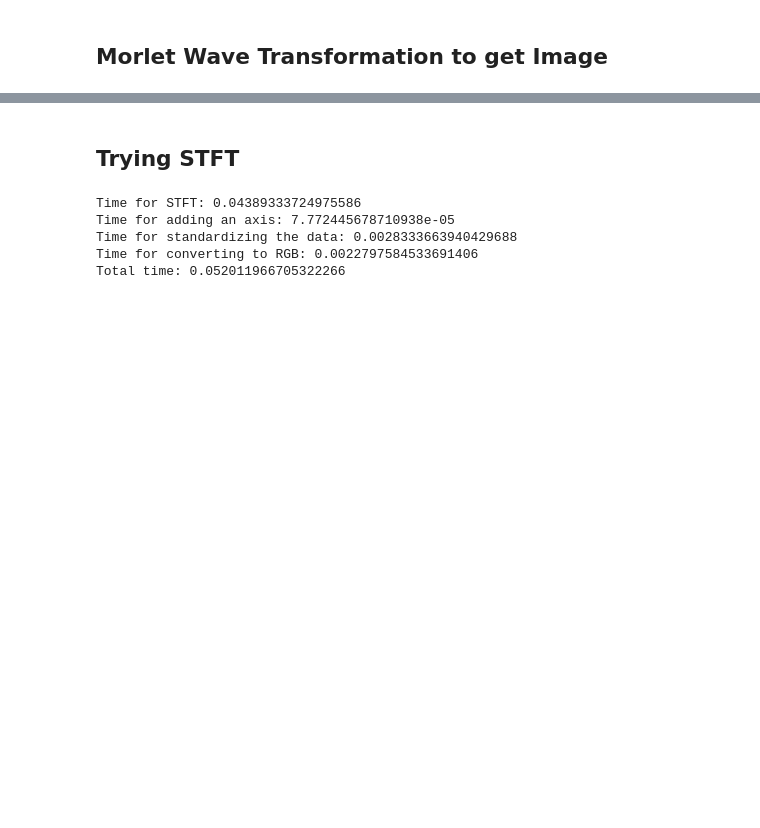
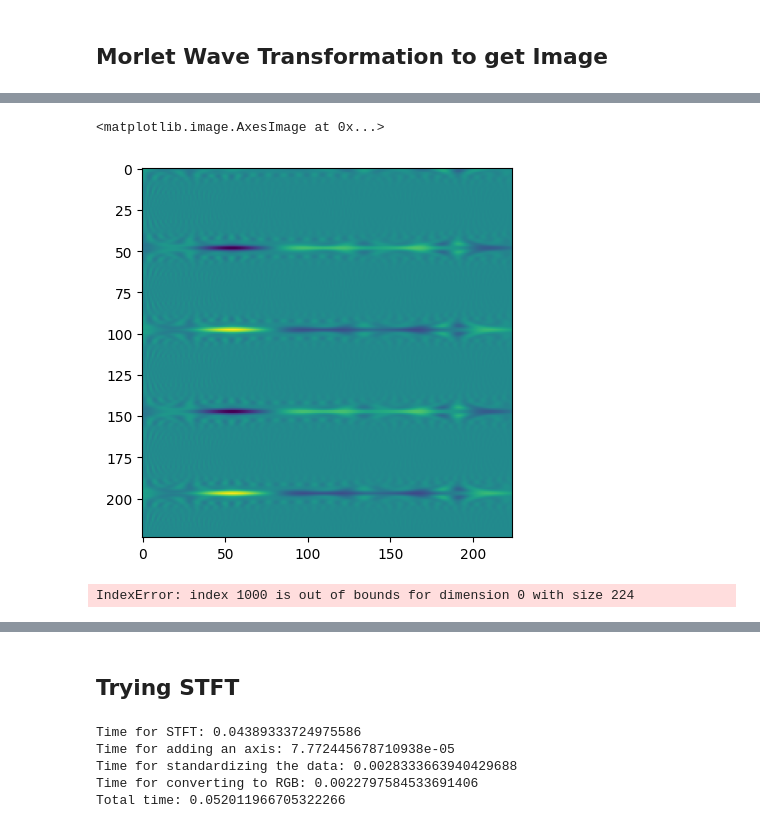
Before and after one commit to Portiloop/portiloop-training, a Jupyter notebook: notebooks/huggingface_testing.ipynb, the cells around one changed output, grey strips where cells are left out. Saved outputs shown, nothing was run; the diff lists cells and outputs as text; code cells hidden in the pictures; blank space fills up the shorter version.

```diff
--- a/notebooks/huggingface_testing.ipynb
+++ b/notebooks/huggingface_testing.ipynb
@@ -49,3 +81,12 @@ from scipy.signal import spectrogram
+# %%
+plt.imshow(output)
+# %% [output]
+<matplotlib.image.AxesImage at 0x...>
+[figure, added]
+# %%
+plt.plot(morlet_waves[1000, :])
+# %% [output]
+IndexError: index 1000 is out of bounds for dimension 0 with size 224
 # %%
 wavelet = 'morl'
 fs = 250  # Sampling frequency in hz
```
Also changed, not shown: parts of 10 cells of this notebook, 2 other files.
